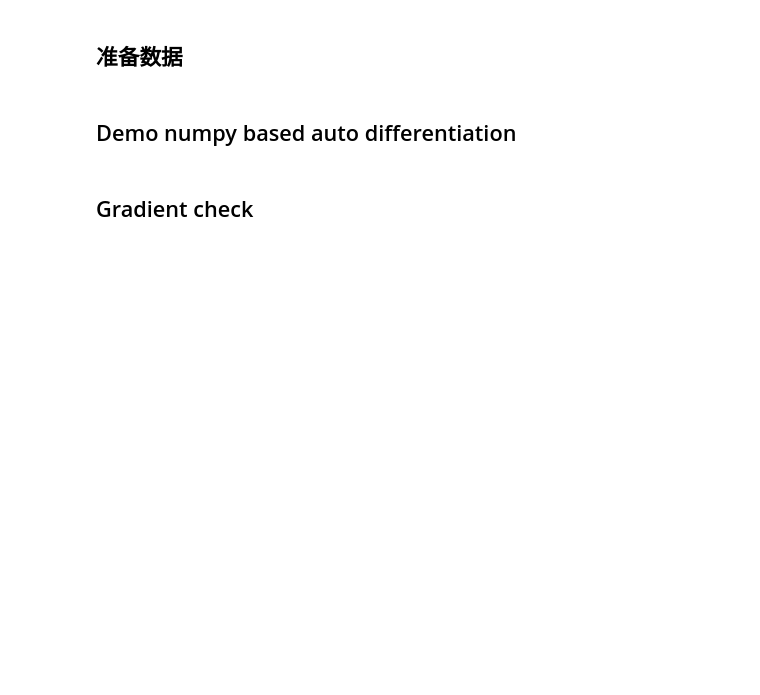
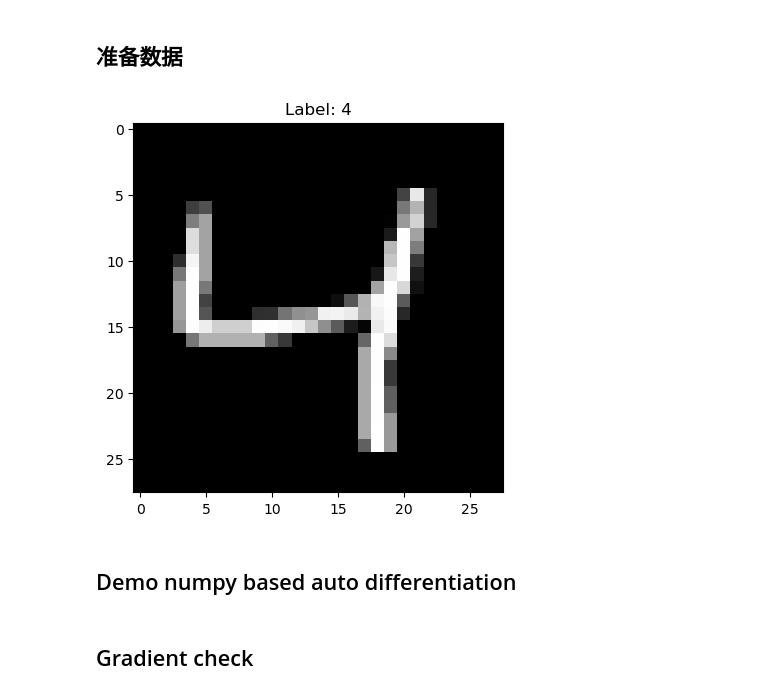
Before and after one commit to sstar16/exercise, a Jupyter notebook: chap4_ simple neural network/tutorial_minst_fnn-numpy-exercise.ipynb, the cells around one changed output. Drawn from its saved outputs; the diff is of its cells as text; code cells hidden in the pictures; blank space fills up the shorter version.

```diff
--- a/chap4_ simple neural network/tutorial_minst_fnn-numpy-exercise.ipynb
+++ b/chap4_ simple neural network/tutorial_minst_fnn-numpy-exercise.ipynb
@@ -12,10 +12,21 @@ os.environ['TF_CPP_MIN_LOG_LEVEL'] = '2'  # or any {'0', '1', '2'}
 def mnist_dataset():
     (x, y), (x_test, y_test) = datasets.mnist.load_data()
     #normalize
-    x = x/255.0
-    x_test = x_test/255.0
+    #x = x/255.0
+    #x_test = x_test/255.0
 
     return (x, y), (x_test, y_test)
+# %%
+import matplotlib.pyplot as plt
+train_data, test_data = mnist_dataset()
+train_x, train_y = train_data
+test_x, test_y = test_data
+# 显示第训练图像
+plt.imshow(train_x[2], cmap='gray')  # 使用灰度色彩映射
+plt.title(f'Label: {train_y[2]}')     # 显示对应的标签
+plt.show()
+# %% [output]
+[figure, added]
 # %% [markdown]
 ## Demo numpy based auto differentiation
 # %%
```
Also changed, not shown: parts of 4 cells of this notebook, 2 other files.
